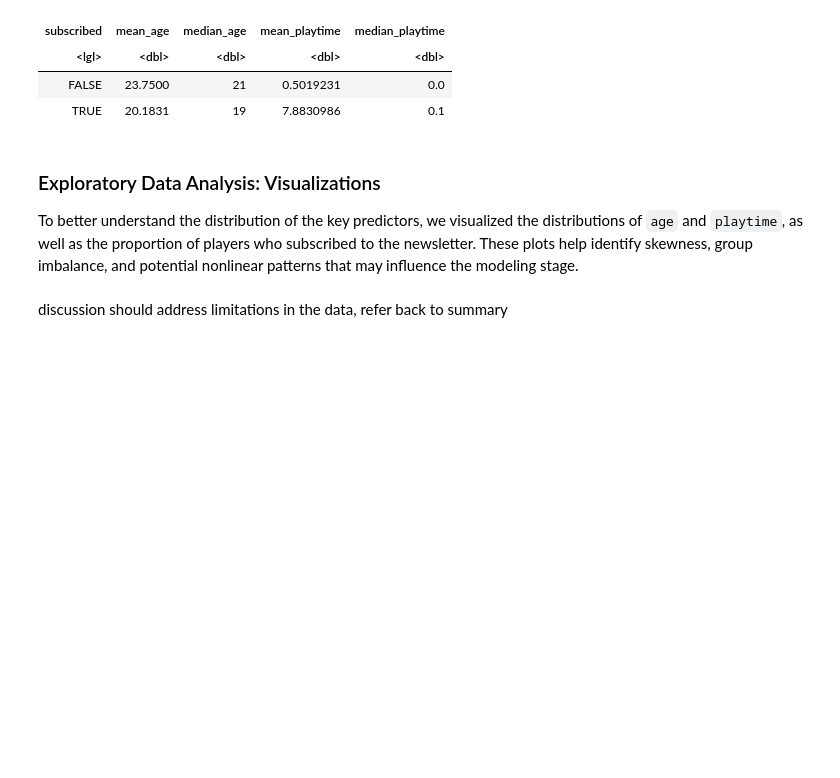
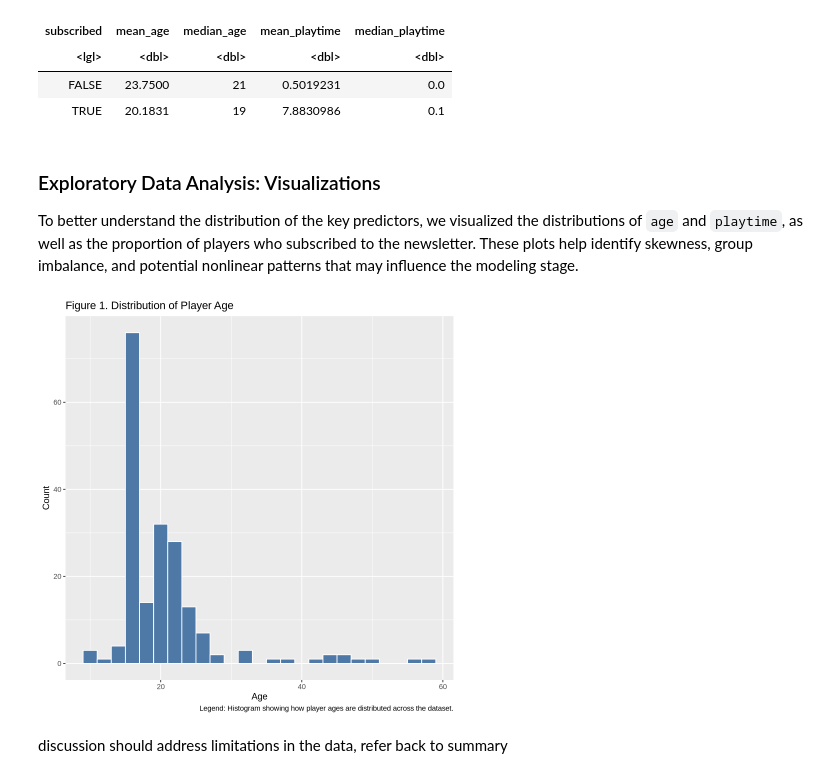
Before and after one commit to cassidoi/dsci-100-2025w1-group36-cassidy, a Jupyter notebook: project_final_report.ipynb, the cells around one changed output. Cells and saved outputs as stored; diff of their text form; code cells hidden in the pictures; blank space fills up the shorter version.

Commit message:
exploratory data analysis
added a distrubuion of player age graph

```diff
--- a/project_final_report.ipynb
+++ b/project_final_report.ipynb
@@ -149,5 +149,18 @@ A tibble: 2 × 5
 ### Exploratory Data Analysis: Visualizations
 
 To better understand the distribution of the key predictors, we visualized the distributions of `age` and `playtime`, as well as the proportion of players who subscribed to the newsletter. These plots help identify skewness, group imbalance, and potential nonlinear patterns that may influence the modeling stage.
+# %%
+library(ggplot2)
+
+ggplot(players_clean, aes(x = age)) +
+  geom_histogram(binwidth = 2, fill = "#4E79A7", color = "white") +
+  labs(
+    title = "Figure 1. Distribution of Player Age",
+    x = "Age",
+    y = "Count",
+    caption = "Legend: Histogram showing how player ages are distributed across the dataset."
+  )
+# %% [output]
+[figure, added]
 # %% [markdown]
 discussion should address limitations in the data, refer back to summary
```
